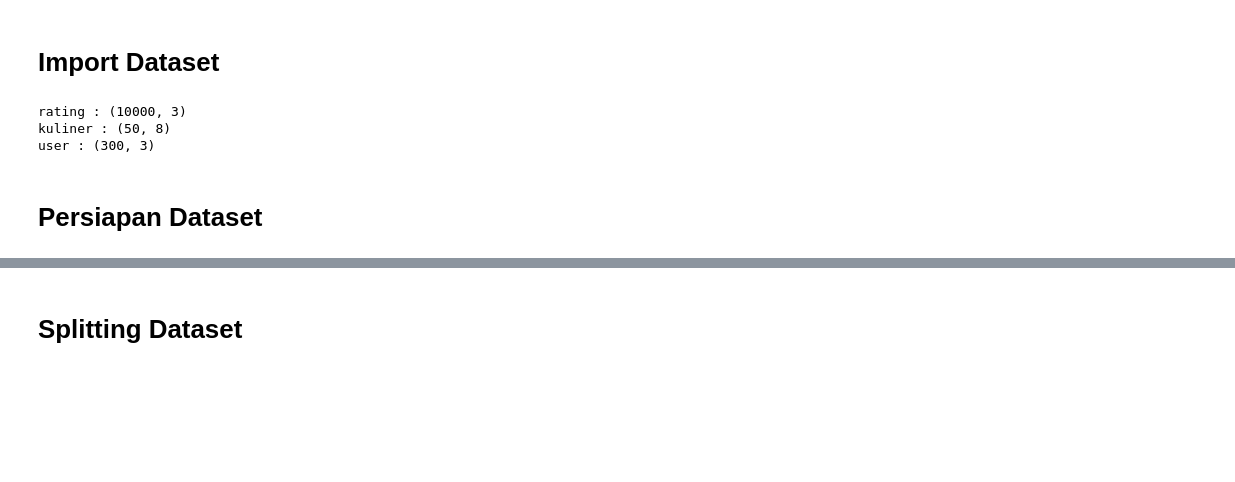
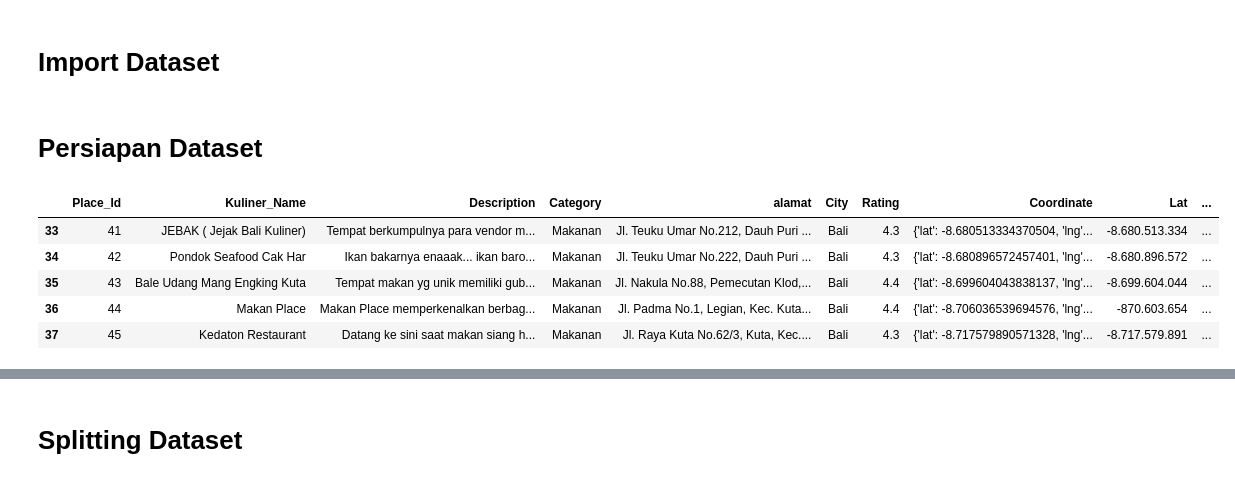
Before and after one commit to HondaString/C22-PS233-TravelKuy, a Jupyter notebook: ML/code/kuliner/system_recomendation_kuliner_bali.ipynb, the cells around one changed output, grey strips where cells are left out. Drawn from its saved outputs; the diff is of its cells as text; code cells hidden in the pictures; blank space fills up the shorter version.

```diff
--- a/ML/code/kuliner/system_recomendation_kuliner_bali.ipynb
+++ b/ML/code/kuliner/system_recomendation_kuliner_bali.ipynb
@@ -30,14 +34,17 @@ user = pd.read_csv('/content/user.csv')
-# %%
-# melihat ukuran data
-print(f'rating : {rating.shape}')
-print(f'kuliner : {kuliner.shape}')
-print(f'user : {user.shape}')
-# %% [output]
-rating : (10000, 3)
-kuliner : (50, 8)
-user : (300, 3)
 # %% [markdown]
 # Persiapan Dataset
+# %%
+# Merubah data agar hanya dari Kota Bali
+
+kuliner = kuliner[kuliner['City']=='Bali']
+kuliner.head()
+# %% [output]
+|  | Place_Id | Kuliner_Name | Description | Category | alamat | City | Rating | Coordinate | Lat | ... |
+| 33 | 41 | JEBAK ( Jejak Bali Kuliner) | Tempat berkumpulnya para vendor m... | Makanan | Jl. Teuku Umar No.212, Dauh Puri ... | Bali | 4.3 | {'lat': -8.680513334370504, 'lng'... | -8.680.513.334 | ... |
+| 34 | 42 | Pondok Seafood Cak Har | Ikan bakarnya enaaak... ikan baro... | Makanan | Jl. Teuku Umar No.222, Dauh Puri ... | Bali | 4.3 | {'lat': -8.680896572457401, 'lng'... | -8.680.896.572 | ... |
+| 35 | 43 | Bale Udang Mang Engking Kuta | Tempat makan yg unik memiliki gub... | Makanan | Jl. Nakula No.88, Pemecutan Klod,... | Bali | 4.4 | {'lat': -8.699604043838137, 'lng'... | -8.699.604.044 | ... |
+| 36 | 44 | Makan Place | Makan Place memperkenalkan berbag... | Makanan | Jl. Padma No.1, Legian, Kec. Kuta... | Bali | 4.4 | {'lat': -8.706036539694576, 'lng'... | -870.603.654 | ... |
+| 37 | 45 | Kedaton Restaurant | Datang ke sini saat makan siang h... | Makanan | Jl. Raya Kuta No.62/3, Kuta, Kec.... | Bali | 4.3 | {'lat': -8.717579890571328, 'lng'... | -8.717.579.891 | ... |
 # %%
 rating.head()
 # %% [output]
```
Also changed, not shown: parts of 18 cells of this notebook, 1 other file.
